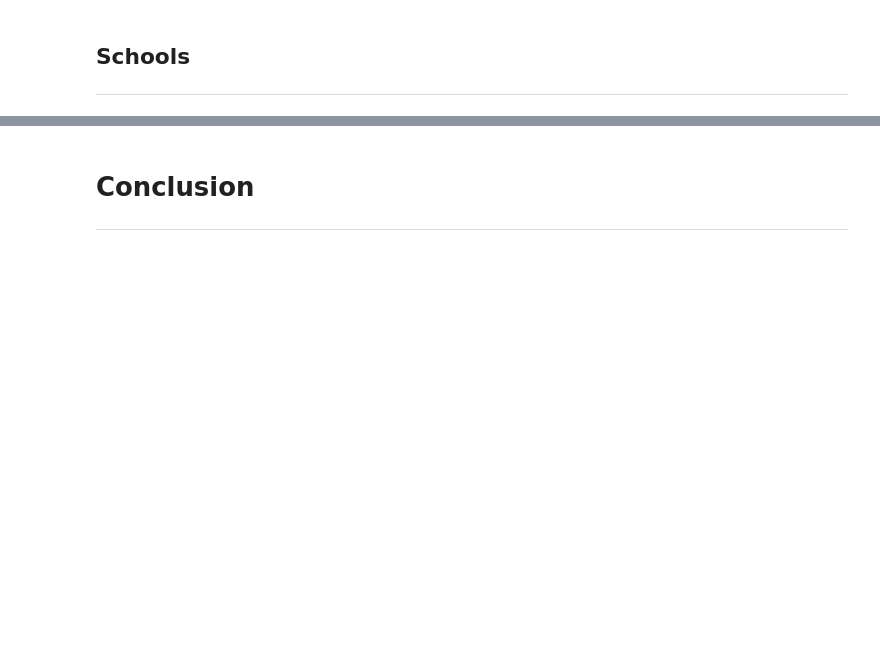
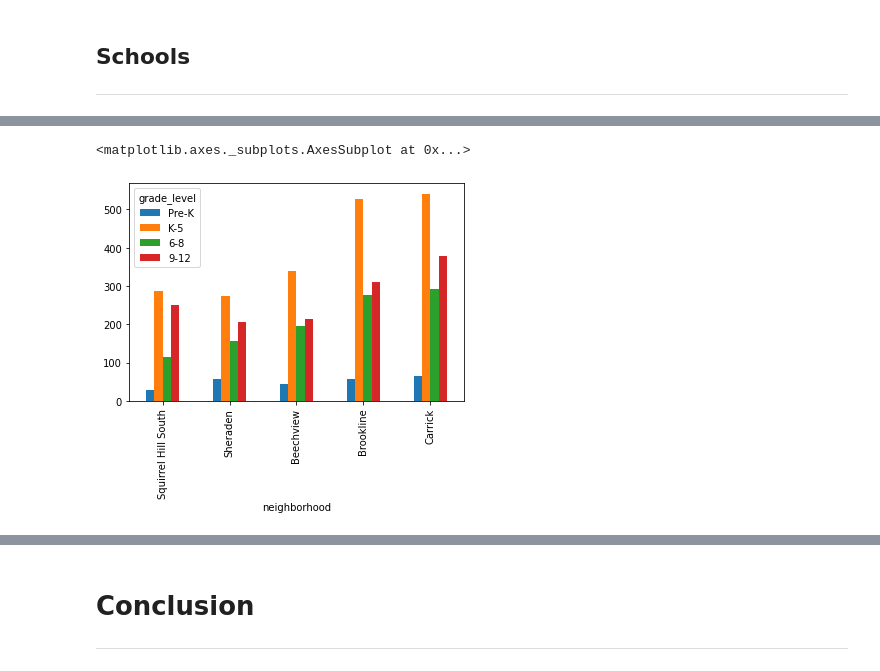
Before and after one commit to srj42/Big-Ideas-Final-Project, a Jupyter notebook: Final.ipynb, the cells around one changed output, grey strips where cells are left out. Drawn from its saved outputs; the diff is of its cells as text; code cells hidden in the pictures; blank space fills up the shorter version.

```diff
--- a/Final.ipynb
+++ b/Final.ipynb
@@ -146,0 +156,2 @@ playground_df_index.head(5)
+# %%
+students = drop[["neighborhood", "total_students_enrolled", "grade_level"]]
@@ -146,0 +182,3 @@ playground_df_index.head(5)
+# %%
+students_bar=students.pivot(index="neighborhood", columns="grade_level", values="total_students_enrolled").drop(labels=0)
+students_bar.head()
@@ -146,0 +193,5 @@ playground_df_index.head(5)
+# %%
+# students_bar.sort_values("total_students_enrolled")
+students_bar["total"] = 0
+students_bar["total"] = students_bar.sum(axis=1)
+students_bar.head()
@@ -146,0 +206,3 @@ playground_df_index.head(5)
+# %%
+sort_enroll = students_bar.sort_values("total")
+sort_enroll.tail()
@@ -146,0 +217,5 @@ playground_df_index.head(5)
+# %%
+sort_enroll[["Pre-K", "K-5", "6-8", "9-12"]].tail().plot(kind="bar")
+# %% [output]
+<matplotlib.axes._subplots.AxesSubplot at 0x...>
+[figure, added]
```
Also changed, not shown: parts of 16 cells of this notebook.
